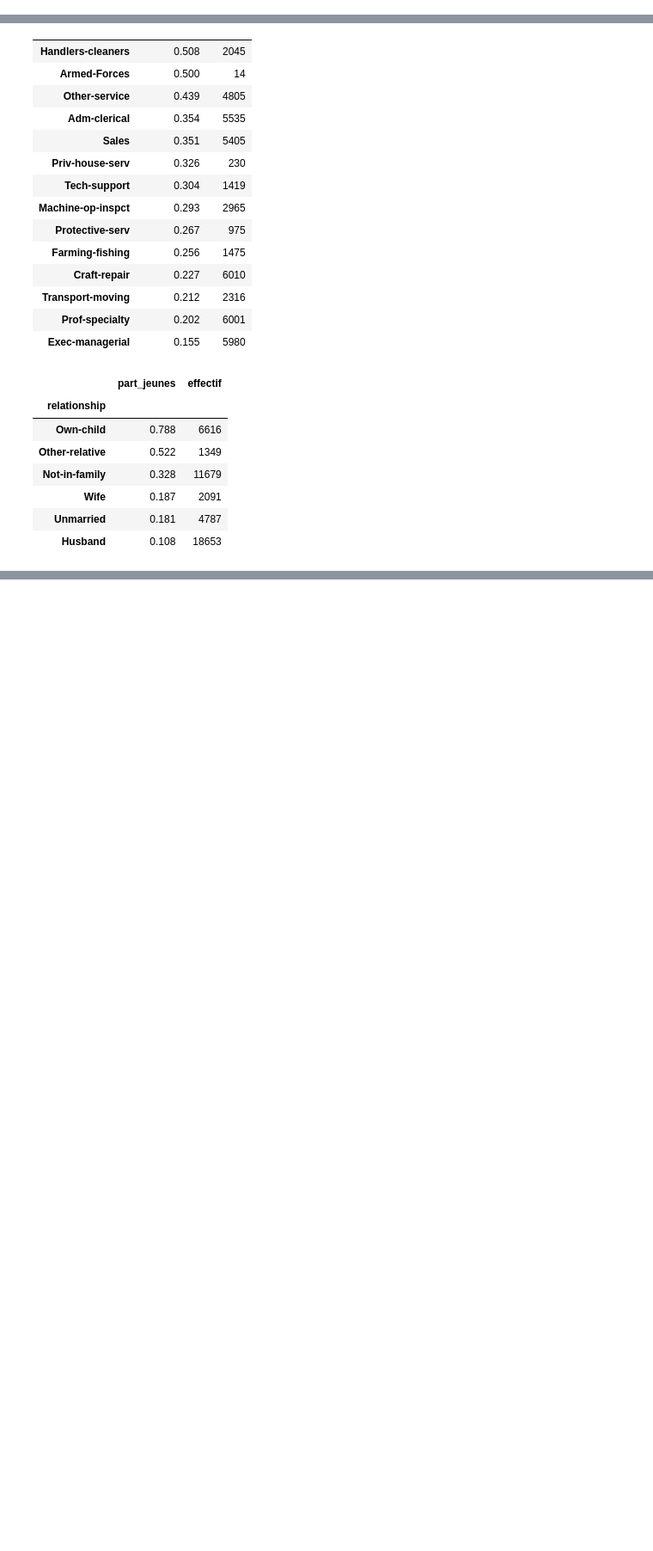
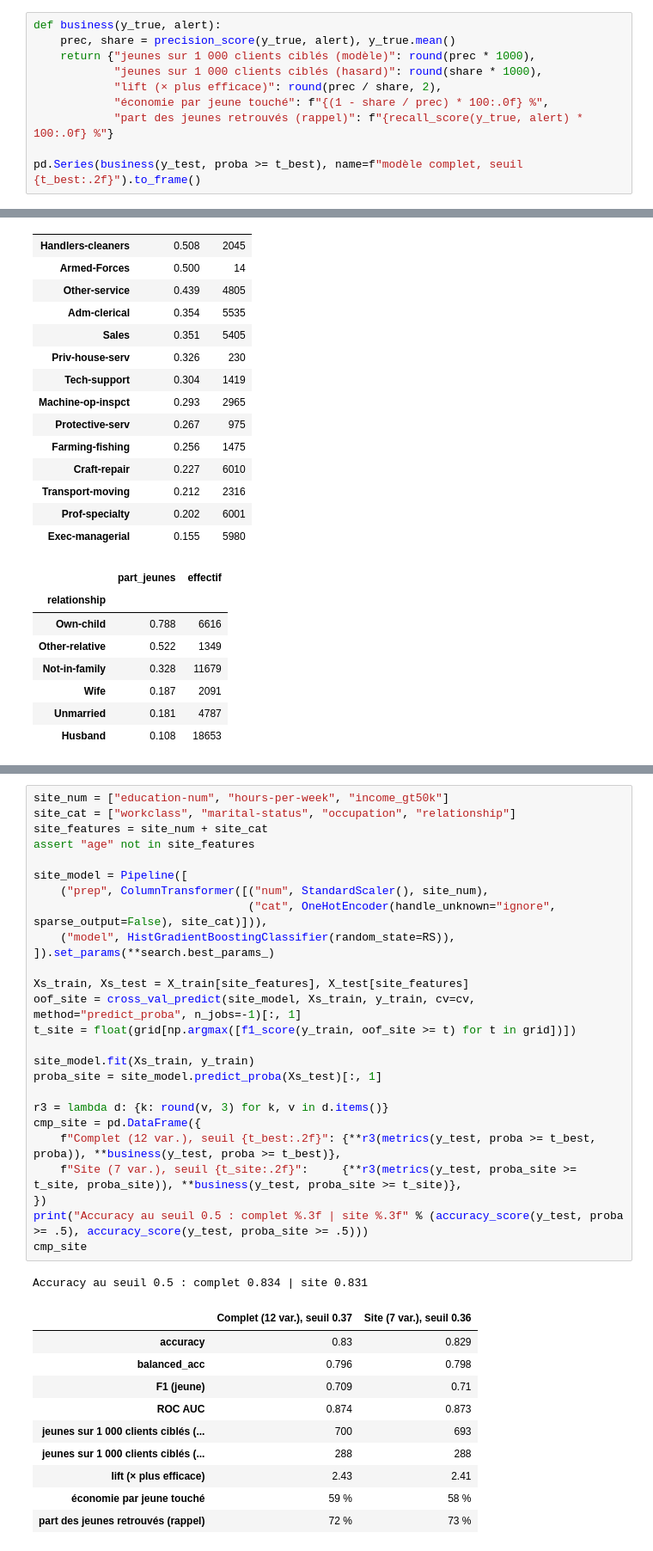
Before and after one commit to arijbensalem/income, a Jupyter notebook: notebooks/adult_jeunes_classification.ipynb, the cells around one changed output, grey strips where cells are left out. Shown at 86% size. Drawn from its saved outputs; the diff is of its cells as text; blank space fills up the shorter version.

```diff
--- a/notebooks/adult_jeunes_classification.ipynb
+++ b/notebooks/adult_jeunes_classification.ipynb
@@ -329,0 +345,10 @@ Seuil retenu (max F1 sur le train) : 0.35
+# %%
+def business(y_true, alert):
+    prec, share = precision_score(y_true, alert), y_true.mean()
+    return {"jeunes sur 1 000 clients ciblés (modèle)": round(prec * 1000),
+            "jeunes sur 1 000 clients ciblés (hasard)": round(share * 1000),
+            "lift (× plus efficace)": round(prec / share, 2),
+            "économie par jeune touché": f"{(1 - share / prec) * 100:.0f} %",
+            "part des jeunes retrouvés (rappel)": f"{recall_score(y_true, alert) * 100:.0f} %"}
+
+pd.Series(business(y_test, proba >= t_best), name=f"modèle complet, seuil {t_best:.2f}").to_frame()
@@ -385,0 +431,38 @@ display(g.round(3)); display(g2.round(3))
+# %%
+site_num = ["education-num", "hours-per-week", "income_gt50k"]
+site_cat = ["workclass", "marital-status", "occupation", "relationship"]
+site_features = site_num + site_cat
+assert "age" not in site_features
+
+site_model = Pipeline([
+    ("prep", ColumnTransformer([("num", StandardScaler(), site_num),
+                                ("cat", OneHotEncoder(handle_unknown="ignore", sparse_output=False), site_cat)])),
+    ("model", HistGradientBoostingClassifier(random_state=RS)),
+]).set_params(**search.best_params_)
+
+Xs_train, Xs_test = X_train[site_features], X_test[site_features]
+oof_site = cross_val_predict(site_model, Xs_train, y_train, cv=cv, method="predict_proba", n_jobs=-1)[:, 1]
+t_site = float(grid[np.argmax([f1_score(y_train, oof_site >= t) for t in grid])])
+
+site_model.fit(Xs_train, y_train)
+proba_site = site_model.predict_proba(Xs_test)[:, 1]
+
+r3 = lambda d: {k: round(v, 3) for k, v in d.items()}
+cmp_site = pd.DataFrame({
+    f"Complet (12 var.), seuil {t_best:.2f}": {**r3(metrics(y_test, proba >= t_best, proba)), **business(y_test, proba >= t_best)},
+    f"Site (7 var.), seuil {t_site:.2f}":     {**r3(metrics(y_test, proba_site >= t_site, proba_site)), **business(y_test, proba_site >= t_site)},
+})
+print("Accuracy au seuil 0.5 : complet %.3f | site %.3f" % (accuracy_score(y_test, proba >= .5), accuracy_score(y_test, proba_site >= .5)))
+cmp_site
+# %% [output]
+Accuracy au seuil 0.5 : complet 0.834 | site 0.831
+|  | Complet (12 var.), seuil 0.37 | Site (7 var.), seuil 0.36 |
+| accuracy | 0.83 | 0.829 |
+| balanced_acc | 0.796 | 0.798 |
+| F1 (jeune) | 0.709 | 0.71 |
+| ROC AUC | 0.874 | 0.873 |
+| jeunes sur 1 000 clients ciblés (... | 700 | 693 |
+| jeunes sur 1 000 clients ciblés (... | 288 | 288 |
+| lift (× plus efficace) | 2.43 | 2.41 |
+| économie par jeune touché | 59 % | 58 % |
+| part des jeunes retrouvés (rappel) | 72 % | 73 % |
```
Also changed, not shown: parts of 12 cells of this notebook.
